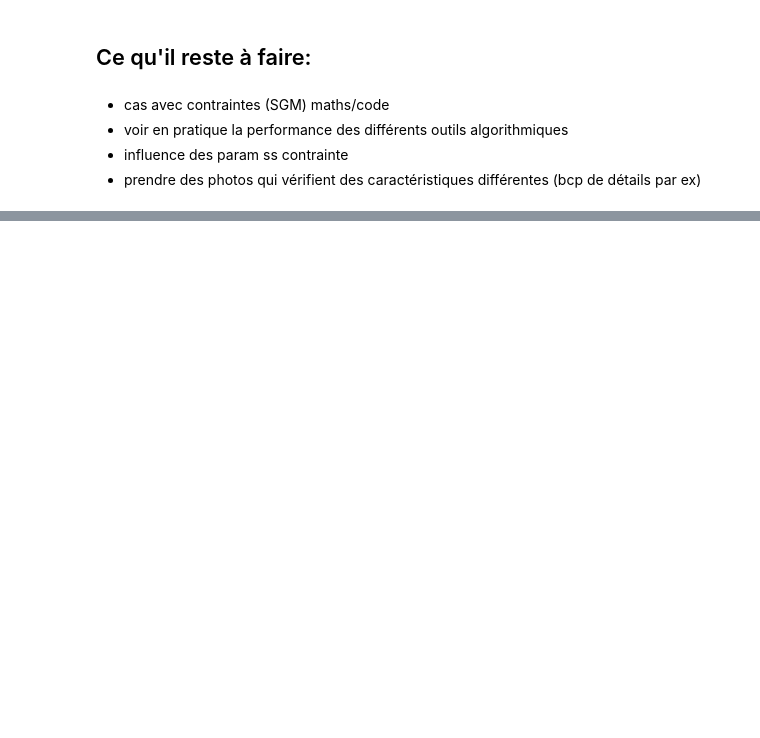
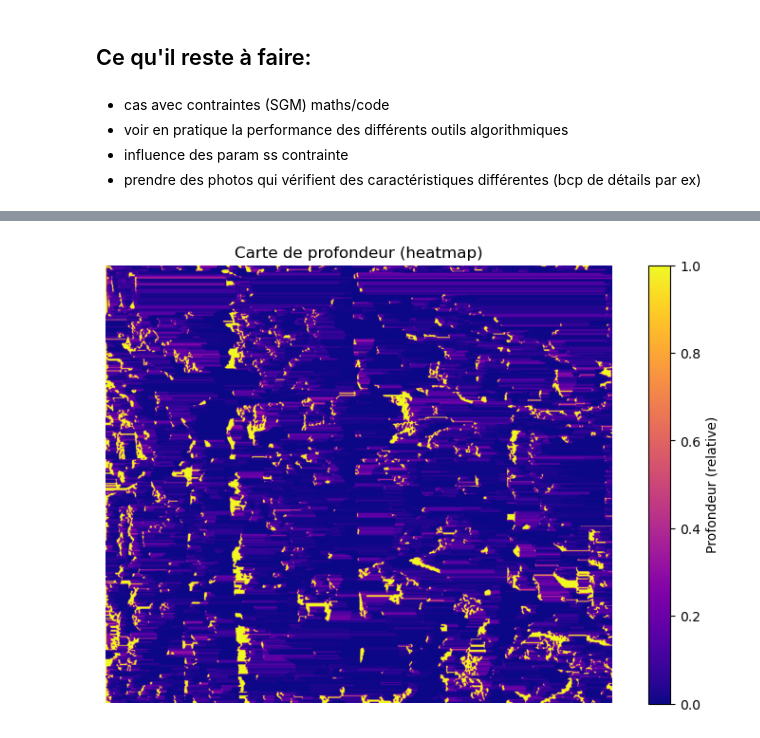
Before and after one commit to matsdt/STEREO_project, a Jupyter notebook: research.ipynb, the cells around one changed output, grey strips where cells are left out. Drawn from its saved outputs; the diff is of its cells as text; code cells hidden in the pictures; blank space fills up the shorter version.

```diff
--- a/research.ipynb
+++ b/research.ipynb
@@ -136,0 +353,10 @@ $$
+# %%
+def build_pyramid(img, lvls):
+    """
+    """
+    pyramid = [img]
+
+    for i in range(lvls - 1):
+        pyramid.append(cv2.pyrDown(pyramid[-1]))
+
+    return pyramid
@@ -136,0 +390,4 @@ $$
+# %%
+imgL = cv2.imread("img_files/couch/im0.png", cv2.IMREAD_GRAYSCALE)
+imgR = cv2.imread("img_files/couch/im1.png", cv2.IMREAD_GRAYSCALE)
+multiscale_pyramid_method1(imgL, imgR, K=3, D_max=64, window=15)
@@ -143,0 +796,14 @@ $$
+# %%
+disp, _ = multiscale_stereo_refined(
+    imgL,
+    imgR,
+    levels=4,
+    max_disp=192,
+    block_size_coarse=11,
+    block_size_fine=7,
+    refine_delta=2
+)
+
+disp_vis = disparity_to_uint8(disp)
+cv2.imwrite("disparity.png", disp_vis)
+disp
@@ -143,0 +879,8 @@ $$
+# %%
+depth = plot_depth_map(
+    disp,              # ta carte de disparité
+    focal_length=7193.133,  # approx (à adapter)
+    baseline=0.380       # 10 cm par ex
+)
+# %% [output]
+[figure, added]
```
Also changed, not shown: parts of 47 cells of this notebook, 12 other files.
